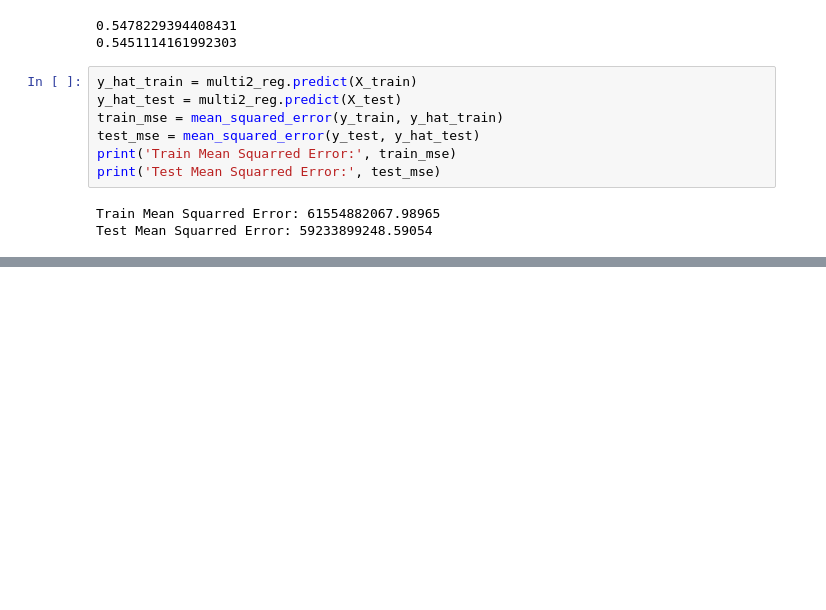
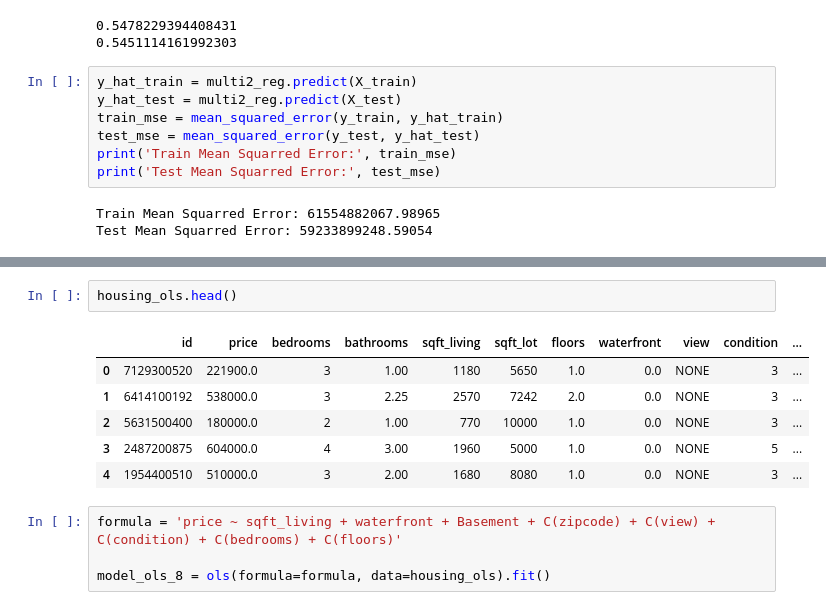
Before and after one commit to kangjw1208/King-Country-Real-Estate, a Jupyter notebook: Final.ipynb, the cells around one changed output, grey strips where cells are left out. Drawn from its saved outputs; the diff is of its cells as text; blank space fills up the shorter version.

```diff
--- a/Final.ipynb
+++ b/Final.ipynb
@@ -311,0 +495,13 @@ multi_model_2
+# %%
+housing_ols.head()
+# %% [output]
+|  | id | price | bedrooms | bathrooms | sqft_living | sqft_lot | floors | waterfront | view | condition | ... |
+| 0 | 7129300520 | 221900.0 | 3 | 1.00 | 1180 | 5650 | 1.0 | 0.0 | NONE | 3 | ... |
+| 1 | 6414100192 | 538000.0 | 3 | 2.25 | 2570 | 7242 | 2.0 | 0.0 | NONE | 3 | ... |
+| 2 | 5631500400 | 180000.0 | 2 | 1.00 | 770 | 10000 | 1.0 | 0.0 | NONE | 3 | ... |
+| 3 | 2487200875 | 604000.0 | 4 | 3.00 | 1960 | 5000 | 1.0 | 0.0 | NONE | 5 | ... |
+| 4 | 1954400510 | 510000.0 | 3 | 2.00 | 1680 | 8080 | 1.0 | 0.0 | NONE | 3 | ... |
+# %%
+formula = 'price ~ sqft_living + waterfront + Basement + C(zipcode) + C(view) + C(condition) + C(bedrooms) + C(floors)'
+
+model_ols_8 = ols(formula=formula, data=housing_ols).fit()
```
Also changed, not shown: parts of 30 cells of this notebook.
